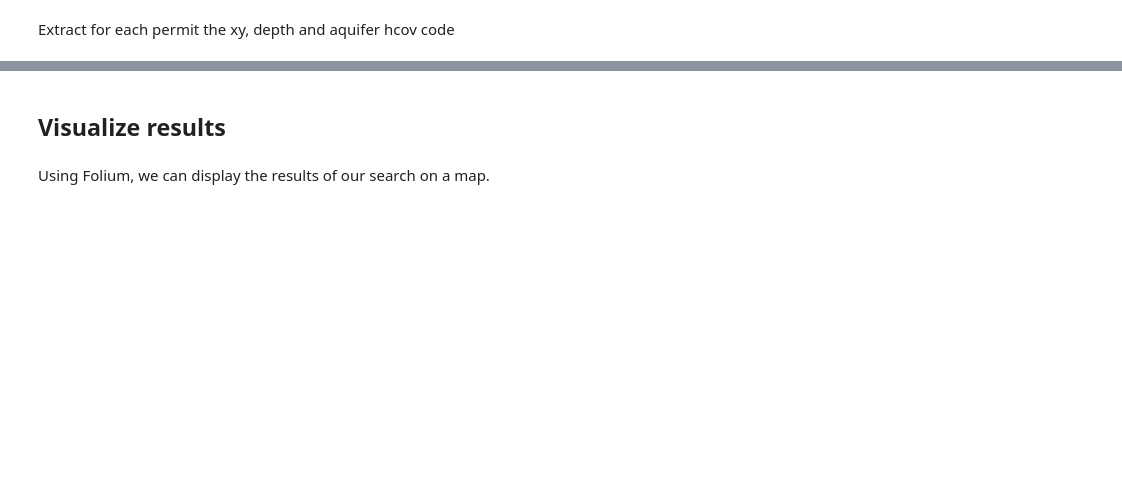
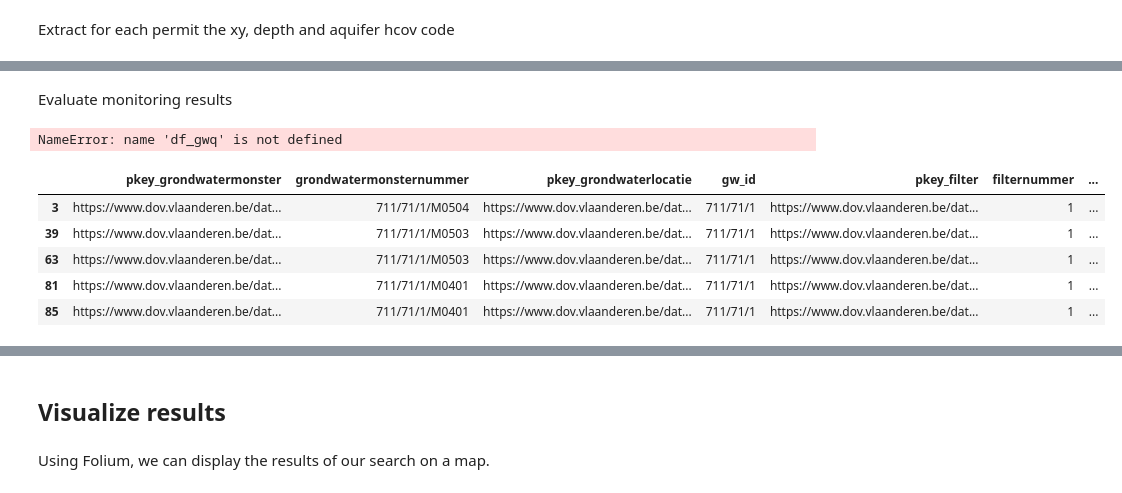
Before and after one commit to DOV-Vlaanderen/pydov, a Jupyter notebook: docs/notebooks/search_gw_permits.ipynb, the cells around one changed output, grey strips where cells are left out. Drawn from its saved outputs; the diff is of its cells as text; code cells hidden in the pictures; blank space fills up the shorter version.

Commit message:
proceeding with tutorial, but errors on GW monster

```diff
--- a/docs/notebooks/search_gw_permits.ipynb
+++ b/docs/notebooks/search_gw_permits.ipynb
@@ -279,6 +279,8 @@ gwmonster = GrondwaterMonsterSearch()
 
 # get data of filters
 df_gfs = gfs.search(location=Within(Box(165000, 165000, 180000, 180000)),
-                   return_fields=['pkey_filter', 'x', 'y', 'aquifer'])
+                   return_fields=['pkey_filter', 'x', 'y', 'aquifer', 'diepte_onderkant_filter'])
 
 df_gfs['hcov'] = [str(x)[:4] for x in df_gfs['aquifer']]
+df_gfs.diepte_onderkant_filter.fillna(0., inplace=True)
+df_gfs['diepte_onderkant_filter'] = df_gfs['diepte_onderkant_filter'].astype(float)
@@ -284,0 +296,8 @@ df_gfs['hcov'] = [str(x)[:4] for x in df_gfs['aquifer']]
+# %%
+# limit search to top 20 m for
+
+filters = df_gfs.loc[df_gfs['diepte_onderkant_filter'] < 20., :]
+
+df_gwq = gwmonster.search(query=Join(filters, 'pkey_filter'),
+                          location=Within(Box(165000, 165000, 180000, 180000)))
+df_gwq.head()
@@ -284,0 +323,18 @@ df_gfs['hcov'] = [str(x)[:4] for x in df_gfs['aquifer']]
+# %% [markdown]
+Evaluate monitoring results
+# %%
+df_gwq['parameter'] = df_gwq['parameter'].str.encode('utf-8')
+df_gwq['parameter'].unique()
+# %% [output]
+NameError: name 'df_gwq' is not defined
+# %%
+pars_select = [b'Fe', b'Fe2+', b'Fe(Tot.)', b'Fe3+']
+df_selected = df_gwq.loc[df_gwq.parameter.isin(pars_select), :]
+df_selected.head()
+# %% [output]
+|  | pkey_grondwatermonster | grondwatermonsternummer | pkey_grondwaterlocatie | gw_id | pkey_filter | filternummer | ... |
+| 3 | https://www.dov.vlaanderen.be/dat... | 711/71/1/M0504 | https://www.dov.vlaanderen.be/dat... | 711/71/1 | https://www.dov.vlaanderen.be/dat... | 1 | ... |
+| 39 | https://www.dov.vlaanderen.be/dat... | 711/71/1/M0503 | https://www.dov.vlaanderen.be/dat... | 711/71/1 | https://www.dov.vlaanderen.be/dat... | 1 | ... |
+| 63 | https://www.dov.vlaanderen.be/dat... | 711/71/1/M0503 | https://www.dov.vlaanderen.be/dat... | 711/71/1 | https://www.dov.vlaanderen.be/dat... | 1 | ... |
+| 81 | https://www.dov.vlaanderen.be/dat... | 711/71/1/M0401 | https://www.dov.vlaanderen.be/dat... | 711/71/1 | https://www.dov.vlaanderen.be/dat... | 1 | ... |
+| 85 | https://www.dov.vlaanderen.be/dat... | 711/71/1/M0401 | https://www.dov.vlaanderen.be/dat... | 711/71/1 | https://www.dov.vlaanderen.be/dat... | 1 | ... |
```
Also changed, not shown: parts of 26 cells of this notebook.
